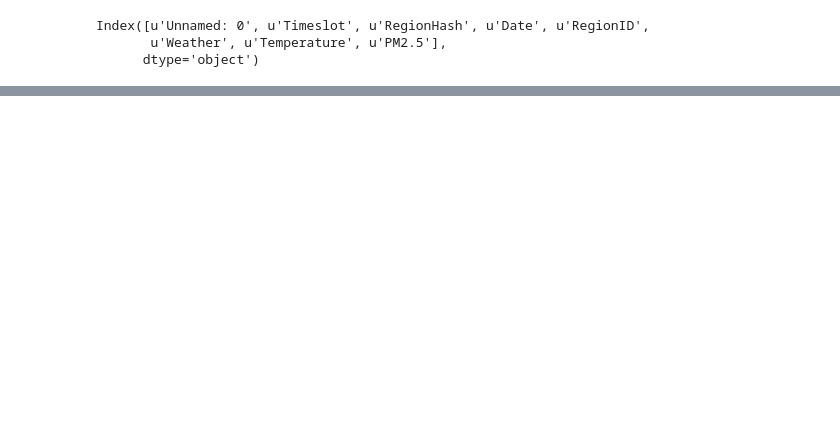
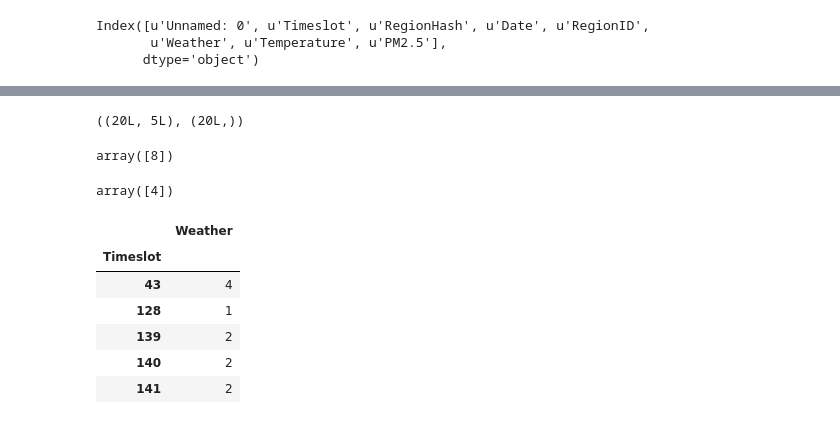
Before and after one commit to muneebaadil/CS429-Data-Mining-NUCES, a Jupyter notebook: Project/model1.ipynb, the cells around one changed output, grey strips where cells are left out. Drawn from its saved outputs; the diff is of its cells as text; code cells hidden in the pictures; blank space fills up the shorter version.

```diff
--- a/Project/model1.ipynb
+++ b/Project/model1.ipynb
@@ -117,0 +200,5 @@ Index([u'Unnamed: 0', u'Timeslot', u'RegionHash', u'Date', u'RegionID',
+# %%
+orgidx = wtest.index
+orgidx
+wtrainnew = wtrain.ix[orgidx].dropna()
+newidx = wtrainnew.index
@@ -117,0 +219,4 @@ Index([u'Unnamed: 0', u'Timeslot', u'RegionHash', u'Date', u'RegionID',
+# %%
+NB_Xtrain.shape, NB_Ytrain.shape
+# %% [output]
+((20L, 5L), (20L,))
@@ -117,0 +225,4 @@ Index([u'Unnamed: 0', u'Timeslot', u'RegionHash', u'Date', u'RegionID',
+# %%
+classifier.predict(NB_Xtest)
+# %% [output]
+array([8])
@@ -117,0 +243,14 @@ Index([u'Unnamed: 0', u'Timeslot', u'RegionHash', u'Date', u'RegionID',
+# %%
+PredictWeather(wtrain, wtest, 4)
+# %% [output]
+array([4])
+# %%
+wtest.ix[newidx]
+# %% [output]
+|  | Weather |
+| Timeslot |  |
+| 43 | 4 |
+| 128 | 1 |
+| 139 | 2 |
+| 140 | 2 |
+| 141 | 2 |
```
Also changed, not shown: parts of 25 cells of this notebook.
